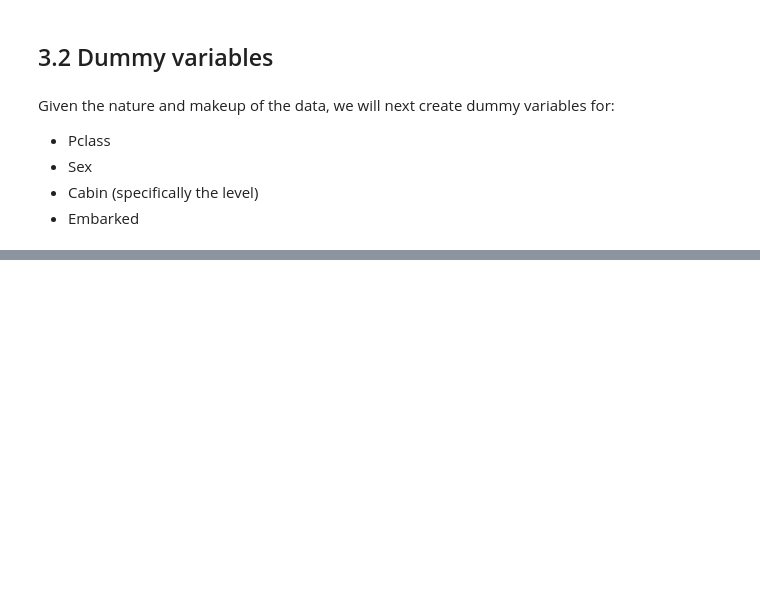
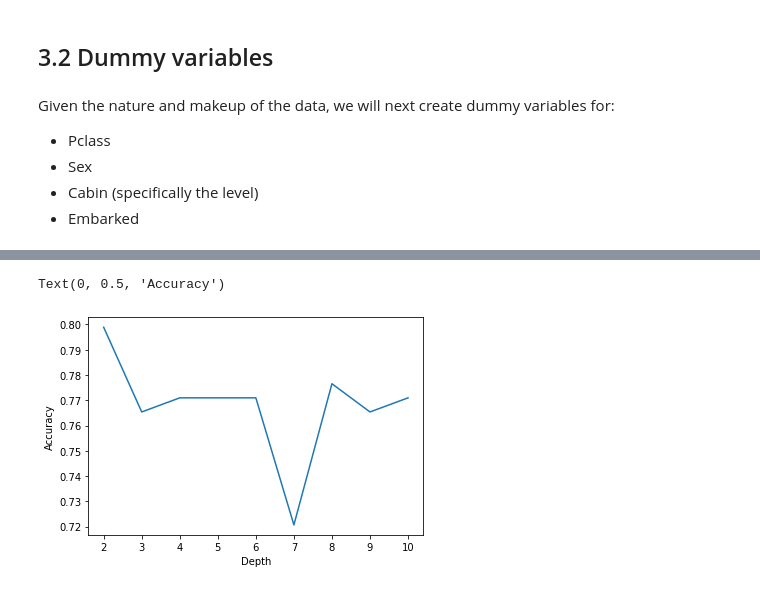
Before and after one commit to SimonAytes/kaggle-titanic-survival, a Jupyter notebook: notebooks/DataExploration.ipynb, the cells around one changed output, grey strips where cells are left out. Saved outputs shown, nothing was run; the diff lists cells and outputs as text; code cells hidden in the pictures; blank space fills up the shorter version.

Commit message:
Start modeling

```diff
--- a/notebooks/DataExploration.ipynb
+++ b/notebooks/DataExploration.ipynb
@@ -123,0 +154,12 @@ Given the nature and makeup of the data, we will next create dummy variables for
+# %%
+# Embarked
+embarked_df = pd.get_dummies(titanic['Embarked'], drop_first=False, dummy_na=True)
+embarked_df.columns = ['EmbarkedC', 'EmbarkedQ', 'EmbarkedS', 'EmbarkedNA']
+titanic = pd.concat([titanic, embarked_df], axis=1)
+# %%
+# Get total number of contacts on boat
+titanic['NumContacts'] = titanic['Parch'] + titanic['SibSp']
+# %%
+# Drop orignal columns
+ids = titanic['PassengerId']
+titanic = titanic.drop(columns = ['PassengerId', 'Pclass', 'Sex', 'Cabin', 'Embarked', 'Parch', 'SibSp'])
@@ -123,0 +206,33 @@ Given the nature and makeup of the data, we will next create dummy variables for
+# %%
+# Create empty lists
+depth_list = []
+model_error = []
+
+# Split data before evaluation for consistency in results
+dt_x = titanic.drop(columns = ["Survived"]) #Use columns identified above
+dt_y = titanic[["Survived"]]
+
+dt_x_train, dt_x_test, dt_y_train, dt_y_test = train_test_split(dt_x, dt_y, test_size=0.2)
+
+# Loop through each depth
+for d in range(2,11):
+    # Append the depth to the list
+    depth_list.append(d)
+
+    # Create model input lists
+    dt_selected_features = rfe_selection(model = DecisionTreeClassifier(max_depth = d), data = titanic) #Find most relevant model inputs
+
+    # Create and fit model
+    dt_classifier = DecisionTreeClassifier(max_depth = d)
+    dt_classifier = dt_classifier.fit(dt_x_train[titanic.columns.intersection(dt_selected_features)], dt_y_train)
+
+    # Test model and log error
+    dt_y_pred = dt_classifier.predict(dt_x_test[titanic.columns.intersection(dt_selected_features)])
+    model_error.append(accuracy_score(dt_y_pred, dt_y_test))
+# %%
+plt.plot(depth_list, model_error)
+plt.xlabel("Depth")
+plt.ylabel("Accuracy")
+# %% [output]
+Text(0, 0.5, 'Accuracy')
+[figure, added]
```
Also changed, not shown: parts of 18 cells of this notebook.
